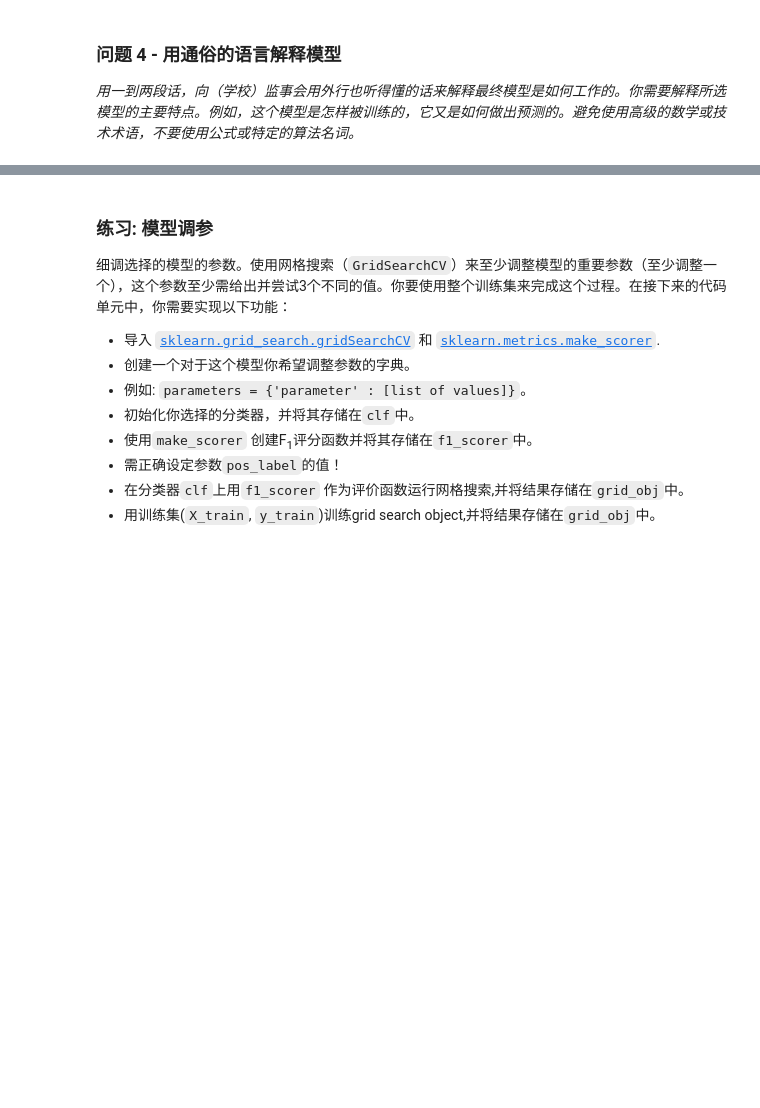
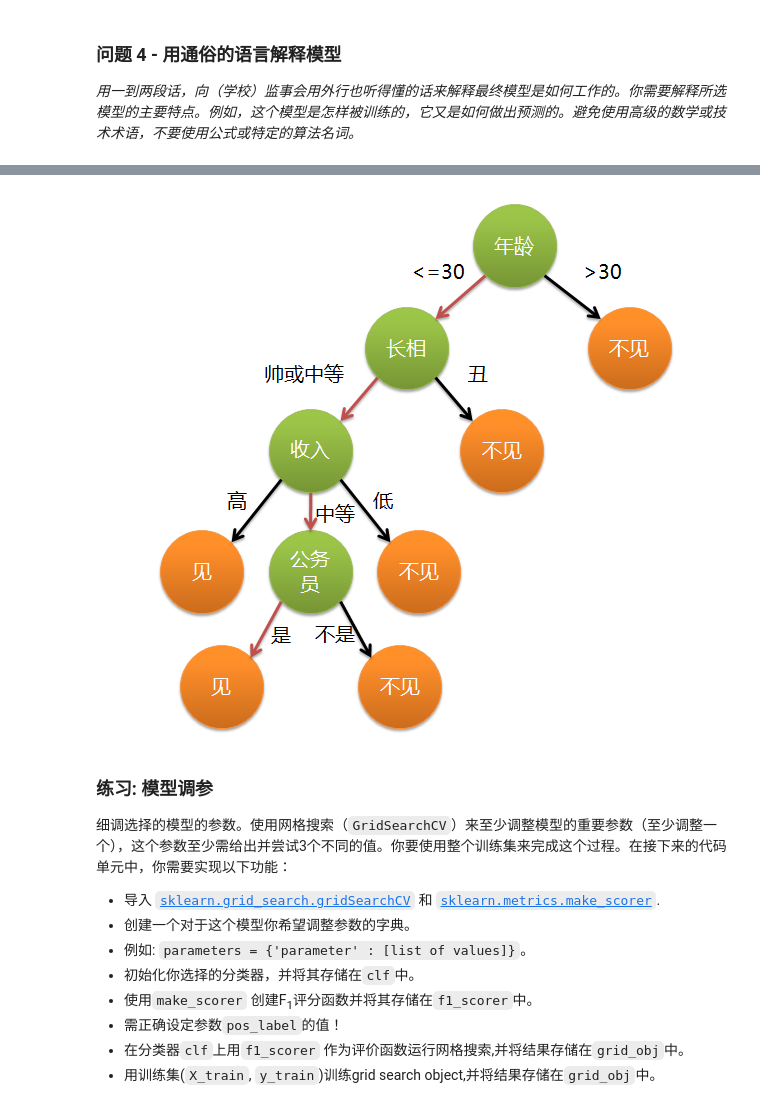
Before and after one commit to zhangys13/student_intervention, a Jupyter notebook: student_intervention.ipynb, the cells around one changed output, grey strips where cells are left out. Saved outputs shown, nothing was run; the diff lists cells and outputs as text; code cells hidden in the pictures; blank space fills up the shorter version.

```diff
--- a/student_intervention.ipynb
+++ b/student_intervention.ipynb
@@ -373,3 +383,8 @@ SVM 中，我们通过数学方法，把特征进行一些变化，变换到高
+# %%
+from IPython.display import Image
+Image(filename="decidetree.png")
+# %% [output]
+[figure, added]
 # %% [markdown]
 ### 练习: 模型调参
 细调选择的模型的参数。使用网格搜索（`GridSearchCV`）来至少调整模型的重要参数（至少调整一个），这个参数至少需给出并尝试3个不同的值。你要使用整个训练集来完成这个过程。在接下来的代码单元中，你需要实现以下功能：
```
Also changed, not shown: parts of 9 cells of this notebook.
